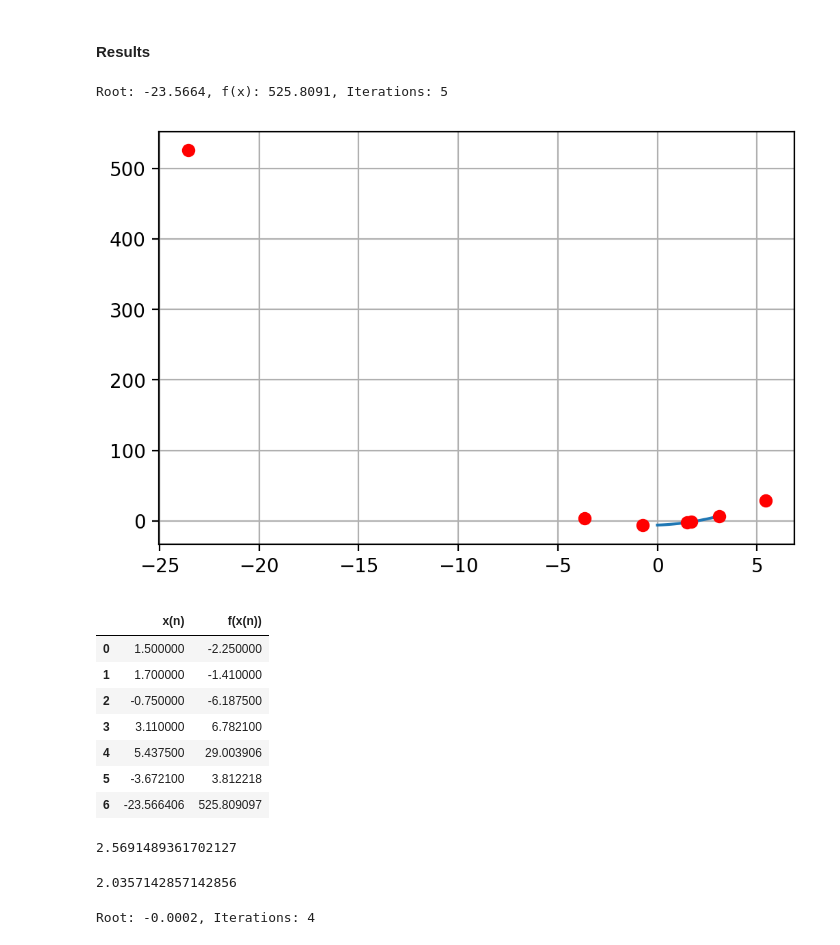
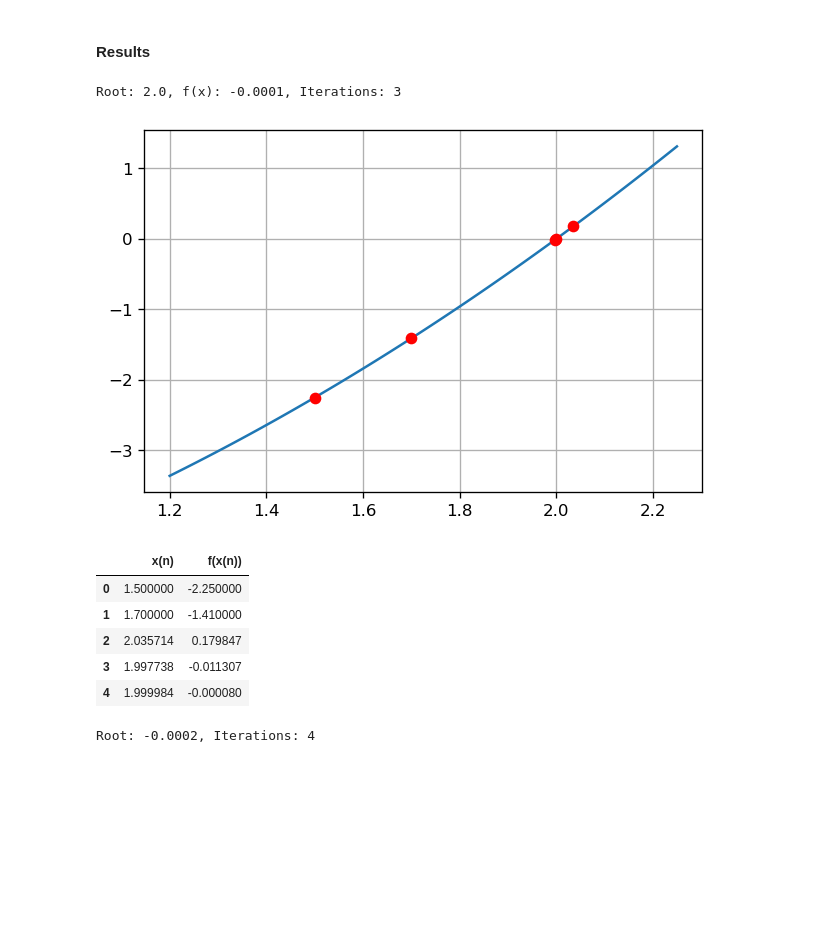
Before and after one commit to carloscalage/calculo_numerico, a Jupyter notebook: eq_alg_transc.ipynb, the cells around one changed output. Cells and saved outputs as stored; diff of their text form; code cells hidden in the pictures; blank space fills up the shorter version.

```diff
--- a/eq_alg_transc.ipynb
+++ b/eq_alg_transc.ipynb
@@ -40,7 +40,7 @@ def f6(x):
 def plot_func(f, x_min, x_max, n, points):
   x = np.linspace(x_min, x_max, n)
   y = np.array([f(i) for i in x])
-  plt.figure(dpi=200)
+  plt.figure(dpi=120)
   plt.plot(x, y)
   plt.plot(points.iloc[:, 0], points.iloc[:, 1], 'ro')
   plt.grid(True)
@@ -177,37 +177,16 @@ bissec(0, 1, 0.01, 5, f[2])
 # %%
 newton_raphson(0.75, 0.01, 5, f5, 0.25, 0.75)
 # %%
-secant(1.5, 1.7, 0.01, 5, f[6], 0, 3)
+secant(1.5, 1.7, 0.01, 5, f[6], 1.2, 2.25)
 # %% [output]
-Root: -23.5664, f(x): 525.8091, Iterations: 5
+Root: 2.0, f(x): -0.0001, Iterations: 3
-[figure, old version]
+[figure, new version]
 |  | x(n) | f(x(n)) |
 | 0 | 1.500000 | -2.250000 |
 | 1 | 1.700000 | -1.410000 |
-| 2 | -0.750000 | -6.187500 |
-| 3 | 3.110000 | 6.782100 |
-| 4 | 5.437500 | 29.003906 |
-| 5 | -3.672100 | 3.812218 |
-| 6 | -23.566406 | 525.809097 |
+| 2 | 2.035714 | 0.179847 |
+| 3 | 1.997738 | -0.011307 |
+| 4 | 1.999984 | -0.000080 |
-# %%
-f[6](1.5) * (1.7 - 1.5) / f[6](1.7) - f[6](1.5)
-# %% [output]
-2.5691489361702127
-# %%
-res1 = f[6](1.5)
-res2 = f[6](1.7)
-
-x1_x0 = 1.7 - 1.5
-
-fx1_fx0 = res2 - res1
-
-fx1_fx0
-
-1.7 - (res2 * x1_x0) / fx1_fx0
-
-1.7 - ((f[6](1.7) * (1.7 - 1.5)) / (f[6](1.7) - f[6](1.5)))
-# %% [output]
-2.0357142857142856
 # %%
 false_position(0, 1, 0.0005, 5, f[2])
 # %% [output]
```
